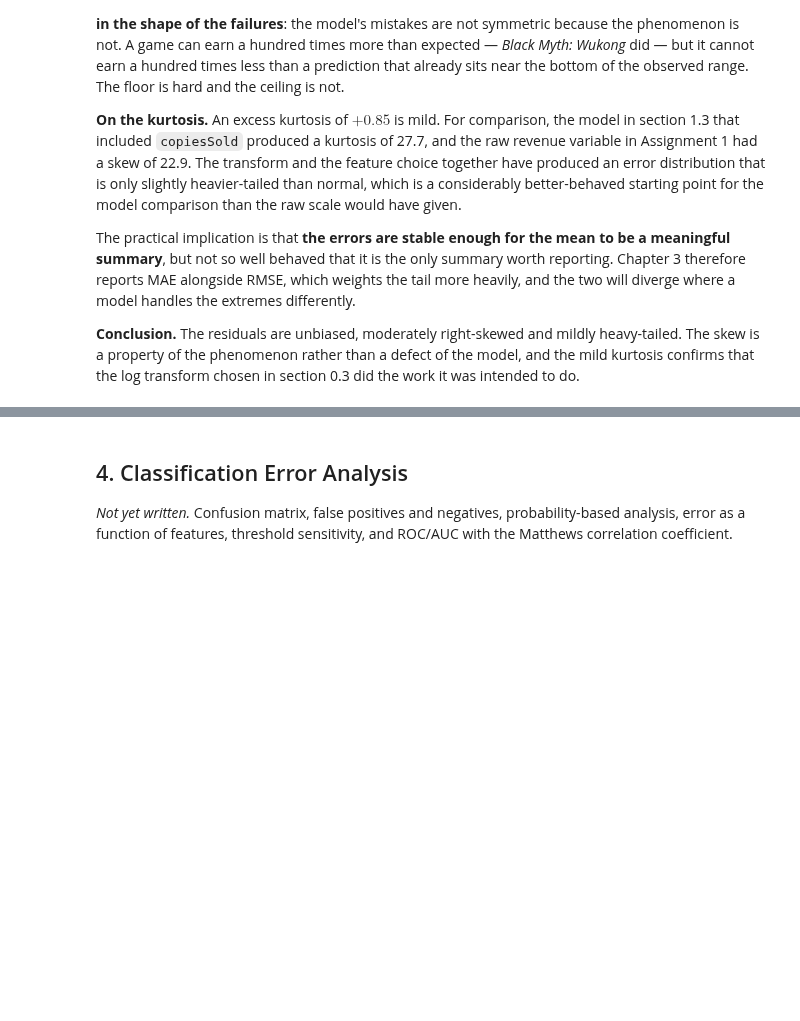
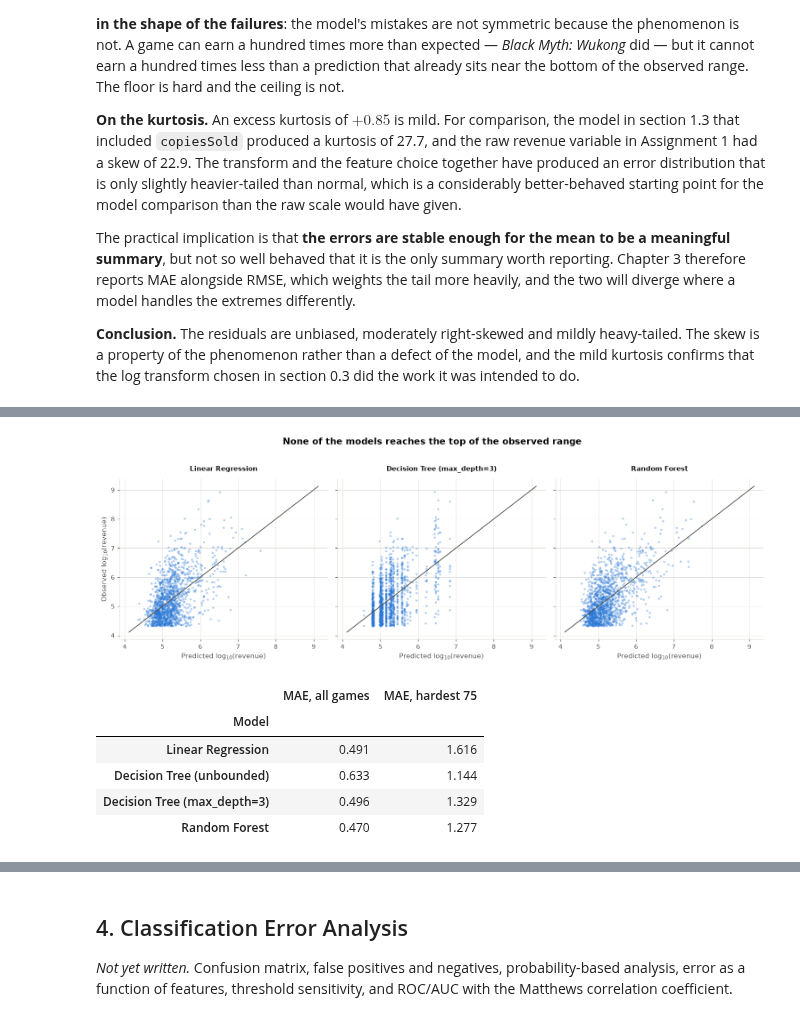
Before and after one commit to shonmazon/Data_Science, a Jupyter notebook: assignment2-error-analysis/notebooks/steam_error_analysis.ipynb, the cells around one changed output, grey strips where cells are left out. Drawn from its saved outputs; the diff is of its cells as text; code cells hidden in the pictures; blank space fills up the shorter version.

```diff
--- a/assignment2-error-analysis/notebooks/steam_error_analysis.ipynb
+++ b/assignment2-error-analysis/notebooks/steam_error_analysis.ipynb
@@ -1058,0 +1224,31 @@ section 0.3 did the work it was intended to do.
+# %%
+display(plot_predicted_vs_actual(
+    model_predictions,
+    games[REGRESSION_TARGET],
+    ["Linear Regression", f"Decision Tree (max_depth={TREE_MAX_DEPTH})", "Random Forest"],
+))
+
+hardest = errors["absError"] >= errors["absError"].quantile(0.95)
+hard_case_rows = []
+for name, predicted in model_predictions.items():
+    model_residual = games[REGRESSION_TARGET] - predicted
+    hard_case_rows.append({
+        "Model": name,
+        "MAE, all games": round(model_residual.abs().mean(), 3),
+        "MAE, hardest 75": round(model_residual[hardest].abs().mean(), 3),
+    })
+display(pd.DataFrame(hard_case_rows).set_index("Model"))
+
+biggest_hits = games.nlargest(5, "revenue")
+hit_predictions = {"Actual revenue": biggest_hits["revenue"].round(0).to_numpy()}
+for name, predicted in model_predictions.items():
+    hit_predictions[name] = (10 ** pd.Series(predicted, index=games.index)[biggest_hits.index]).round(0).to_numpy()
+pd.DataFrame(hit_predictions, index=biggest_hits["name"]).T
+# %% [output]
+[figure, added]
+|  | MAE, all games | MAE, hardest 75 |
+| Model |  |  |
+| Linear Regression | 0.491 | 1.616 |
+| Decision Tree (unbounded) | 0.633 | 1.144 |
+| Decision Tree (max_depth=3) | 0.496 | 1.329 |
+| Random Forest | 0.470 | 1.277 |
```
Also changed, not shown: parts of 20 cells of this notebook, 2 other files.
